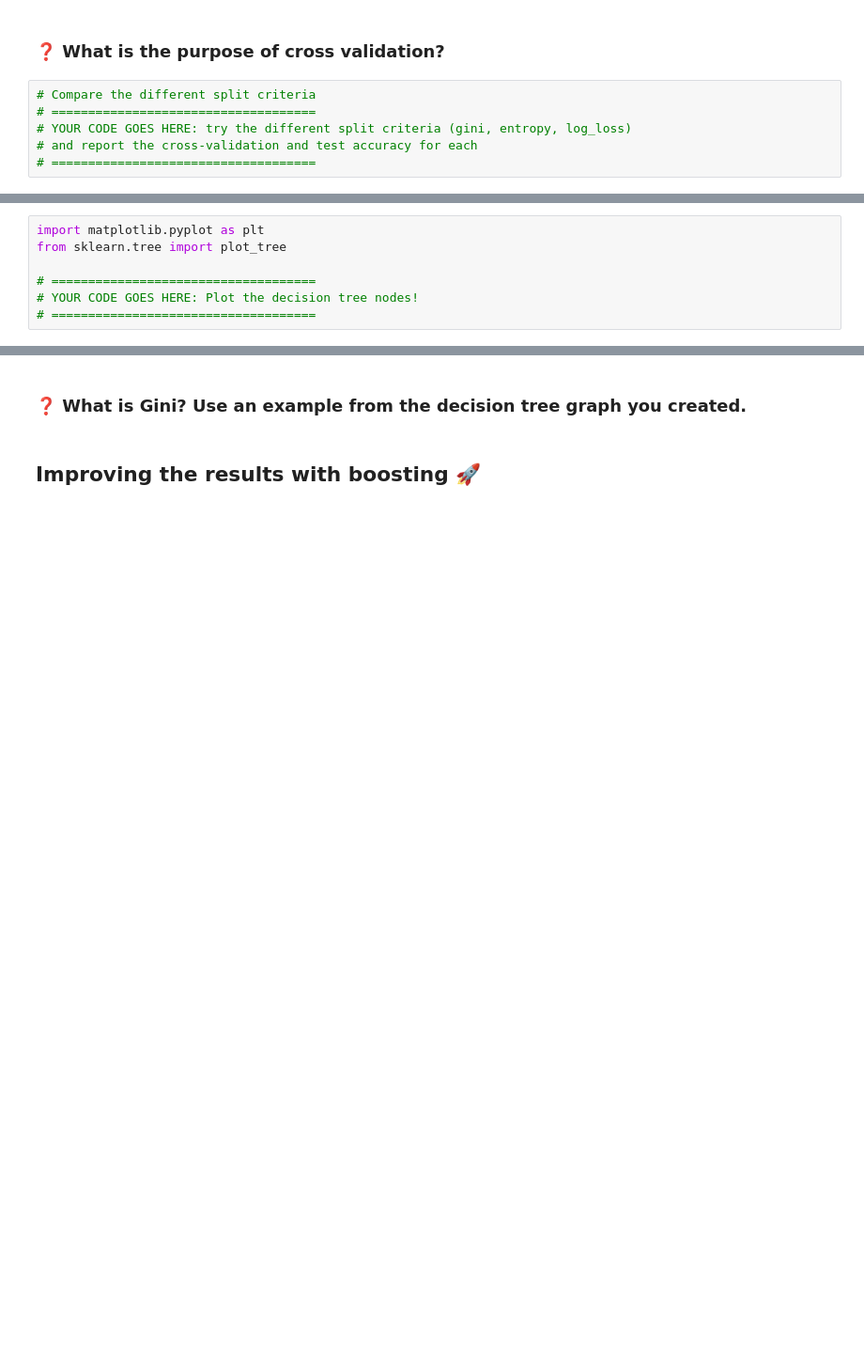
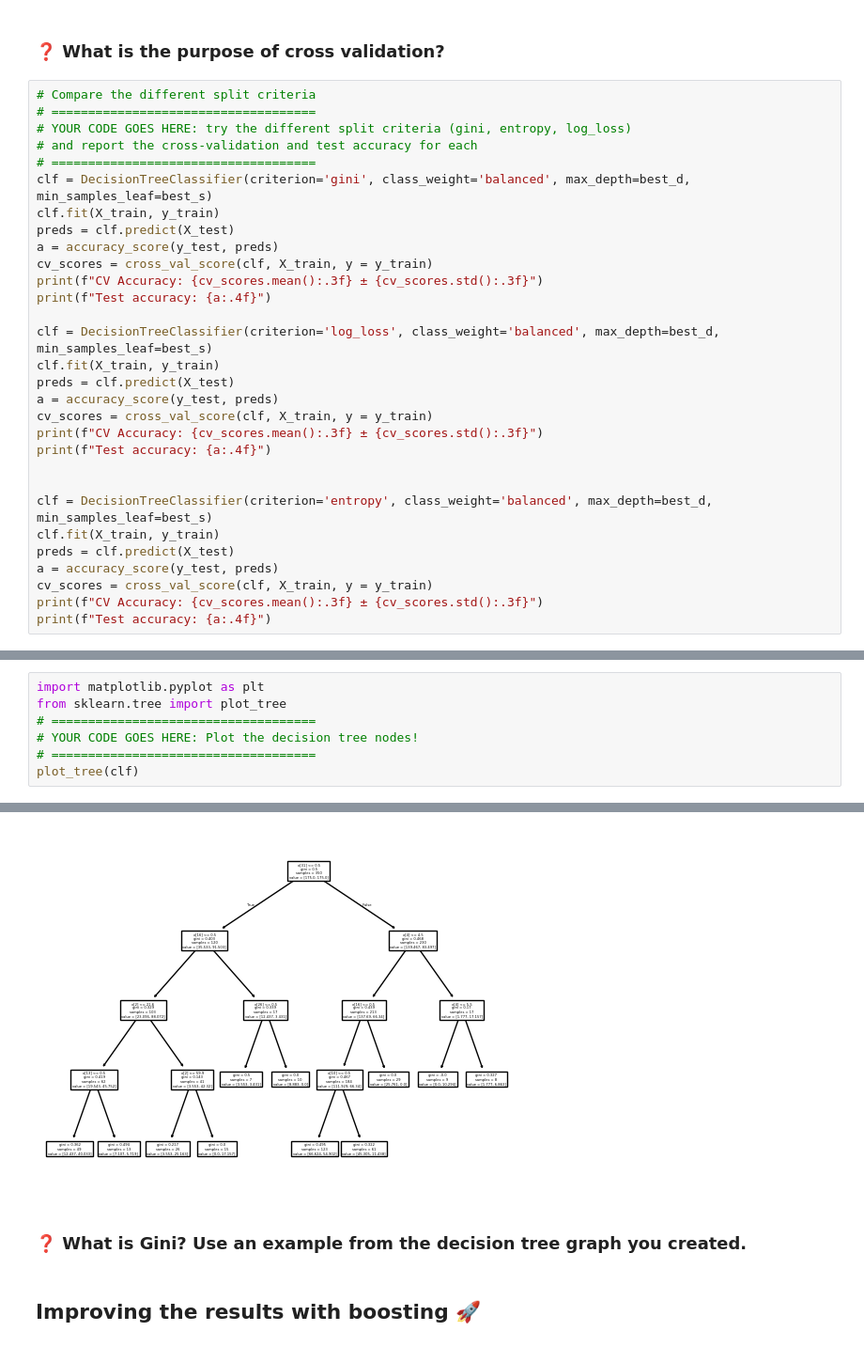
Before and after one commit to savmidt/tdt4172_intro_ml, a Jupyter notebook: Assignment2/Problem2.ipynb, the cells around one changed output, grey strips where cells are left out. Shown at 94% size. Saved outputs shown, nothing was run; the diff lists cells and outputs as text; blank space fills up the shorter version.

```diff
--- a/Assignment2/Problem2.ipynb
+++ b/Assignment2/Problem2.ipynb
@@ -317,3 +376,27 @@ print(f"Test accuracy: {a:.4f}")
 # YOUR CODE GOES HERE: try the different split criteria (gini, entropy, log_loss)
 # and report the cross-validation and test accuracy for each
 # ====================================
+clf = DecisionTreeClassifier(criterion='gini', class_weight='balanced', max_depth=best_d, min_samples_leaf=best_s)
+clf.fit(X_train, y_train)
+preds = clf.predict(X_test)
+a = accuracy_score(y_test, preds)
+cv_scores = cross_val_score(clf, X_train, y = y_train)
+print(f"CV Accuracy: {cv_scores.mean():.3f} ± {cv_scores.std():.3f}")
+print(f"Test accuracy: {a:.4f}")
+
+clf = DecisionTreeClassifier(criterion='log_loss', class_weight='balanced', max_depth=best_d, min_samples_leaf=best_s)
+clf.fit(X_train, y_train)
+preds = clf.predict(X_test)
+a = accuracy_score(y_test, preds)
+cv_scores = cross_val_score(clf, X_train, y = y_train)
+print(f"CV Accuracy: {cv_scores.mean():.3f} ± {cv_scores.std():.3f}")
+print(f"Test accuracy: {a:.4f}")
+
+
+clf = DecisionTreeClassifier(criterion='entropy', class_weight='balanced', max_depth=best_d, min_samples_leaf=best_s)
+clf.fit(X_train, y_train)
+preds = clf.predict(X_test)
+a = accuracy_score(y_test, preds)
+cv_scores = cross_val_score(clf, X_train, y = y_train)
+print(f"CV Accuracy: {cv_scores.mean():.3f} ± {cv_scores.std():.3f}")
+print(f"Test accuracy: {a:.4f}")
@@ -322,7 +413,8 @@ print(f"Test accuracy: {a:.4f}")
 # %%
 import matplotlib.pyplot as plt
 from sklearn.tree import plot_tree
-
 # ====================================
 # YOUR CODE GOES HERE: Plot the decision tree nodes!
 # ====================================
+plot_tree(clf)
+# %% [output]
@@ -329,3 +438,4 @@ from sklearn.tree import plot_tree
+[figure, added]
 # %% [markdown]
 ### ❓ What is Gini? Use an example from the decision tree graph you created.
 # %% [markdown]
```
Also changed, not shown: parts of 12 cells of this notebook.
